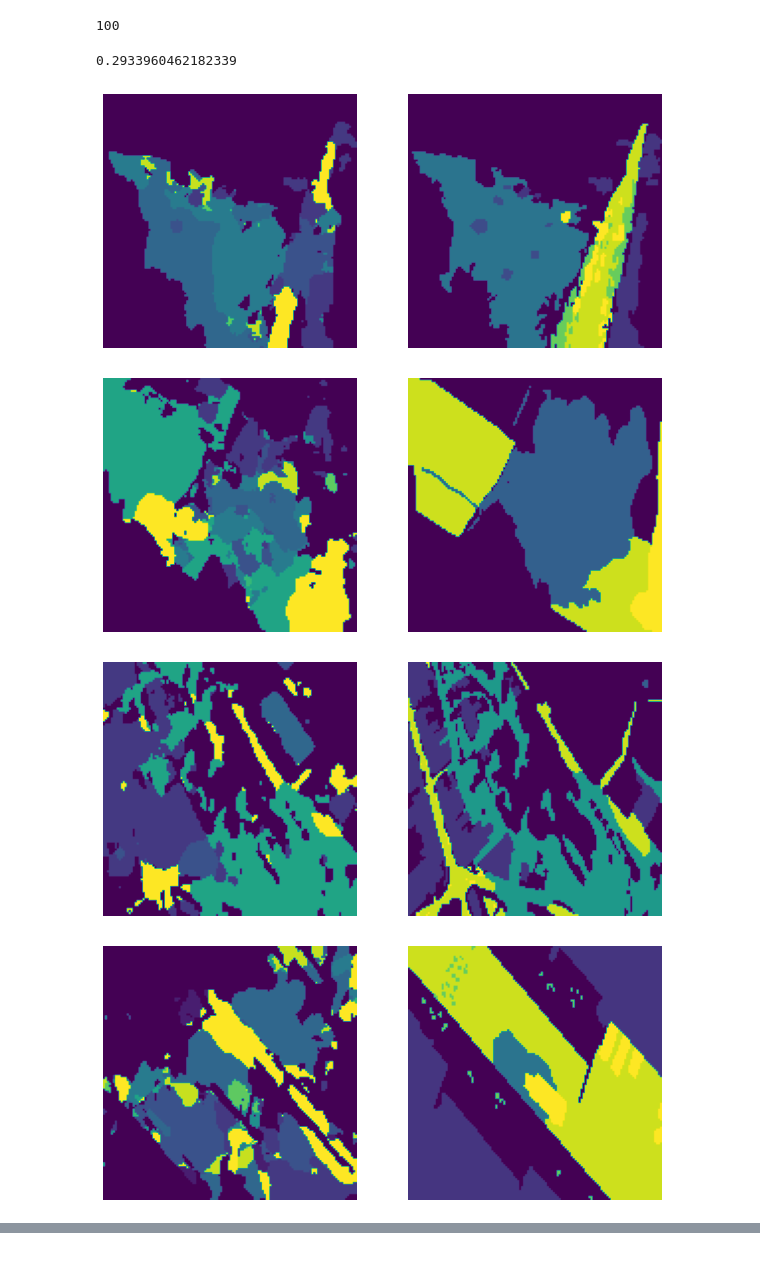
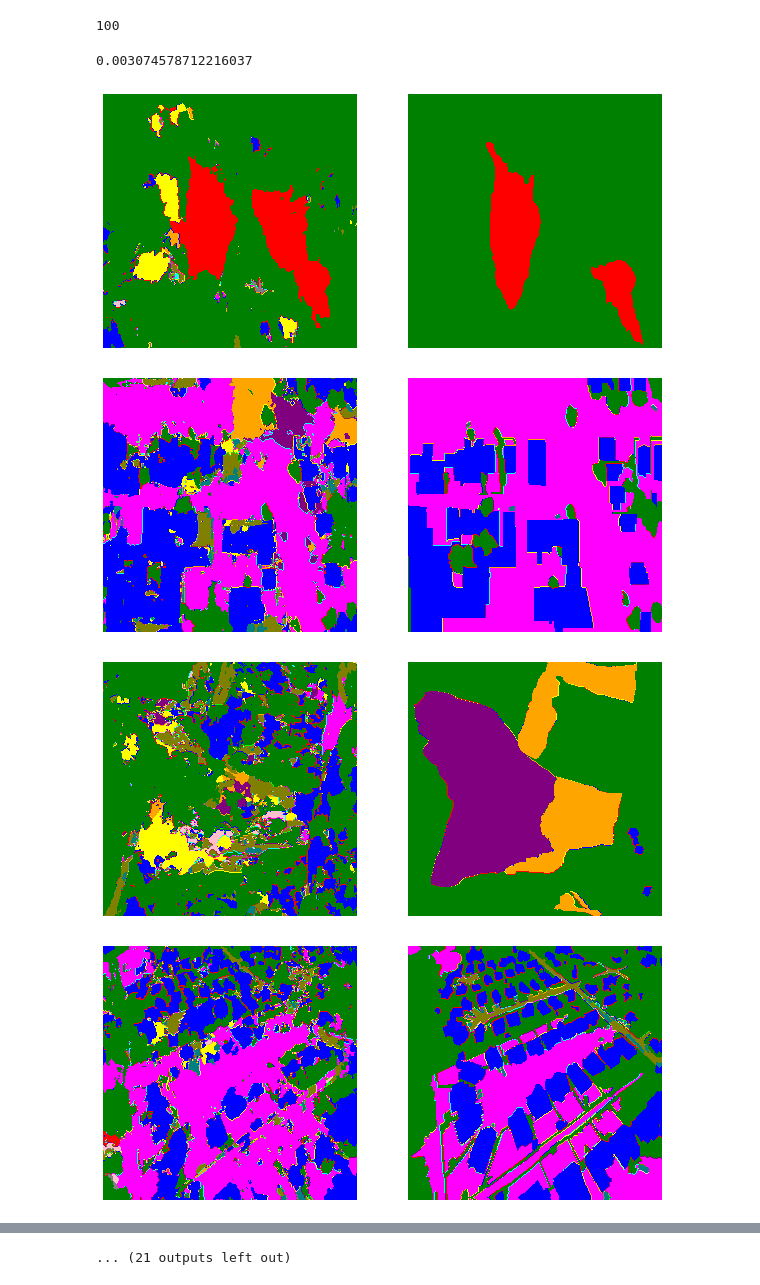
Before and after one commit to SunJacques/LPCVC-2023, a Jupyter notebook: train_test.ipynb, the cells around one changed output, grey strips where cells are left out. Cells and saved outputs as stored; diff of their text form; code cells hidden in the pictures.

```diff
--- a/train_test.ipynb
+++ b/train_test.ipynb
@@ -35,6 +35,10 @@ import cv2
 import PIL
 
 import matplotlib.pyplot as plt
+import albumentations as A
+
+IMG_WIDTH = 256
+IMG_HEIGHT = 256
 # %%
 model = UNET(in_channels=3, out_channels=14, features=[64, 128, 256, 512]).to('cuda:1')
 # %%
@@ -73,3 +75,21 @@ plt.imshow(labels)
-# %%
-accuracyTracker.update(target, labels)
-accuracyTracker.get_scores()
+# %%
+img, label = train_dataset[0]
+
+
+labels = label.reshape(1, 14, IMG_WIDTH, IMG_HEIGHT)
+labels = torch.tensor(labels).to('cuda:1')
+labels = labels.reshape((1, 14,  IMG_WIDTH, IMG_HEIGHT))
+
+labels = labels.cpu().data.max(1)[1].numpy()
+labels.astype(np.uint8)
+labels = np.squeeze(labels, axis=0)
+
+fig, axes = plt.subplots(1, 2, figsize=(10, 5))
+
+# Affichage de la première image
+axes[0].imshow(np.transpose(img, (1, 2, 0)))
+
+# Affichage de la deuxième image
+axes[1].imshow(labels)
+
+print(labels.shape)
@@ -177,7 +200,7 @@ KeyboardInterrupt:
 # %%
 torch.save(model.state_dict(), 'src/model/vanilla-lpcvc_'+str(100)+'.pth')
 # %%
-model.load_state_dict(torch.load("/home/infres/nvernier-22/project/LPCVC-2023/src/model/vanilla-lpcvc_unet_400_32.pth"))
+model.load_state_dict(torch.load("/home/infres/nvernier-22/project/LPCVC-2023/src/model/vanilla-lpcvc_unet_300_32.pth"))
 # %% [output]
 <All keys matched successfully>
 # %%
@@ -216,41 +239,46 @@ len(test_dataset)
 100
 # %%
 from sample_solution.evaluation.accuracy import AccuracyTracker
-loop = tqdm(test_loader)
+from matplotlib.colors import ListedColormap
+
+loop = tqdm(train_loader)
 
 accuracyTracker: AccuracyTracker = AccuracyTracker(n_classes=14)
 tot_m_dice = 0
 tot = 0
 with torch.no_grad():
     for batch_idx, (data, targets) in enumerate(loop):
         tot += 1
         data = data.to(device='cuda:1')
         targets = targets.to(device='cuda:1')
 
         preds = model(data)
 
         preds = preds.cpu().data.max(1)[1].numpy()
         targets = targets.cpu().data.max(1)[1].numpy()
         preds.astype(np.uint8)
         targets.astype(np.uint8)
 
-        if(batch_idx%10==0):
+        if(batch_idx%2==0):
             fig, axes = plt.subplots(1, 2, figsize=(10, 5))
+
+            colors = ['green', 'red', 'blue', 'yellow', 'orange', 'purple', 'cyan', 'magenta', 'pink', 'lime', 'brown', 'gray', 'olive', 'teal', 'navy']
+            cmap = ListedColormap(colors[:14])
             # Tracé de la première image
-            axes[0].imshow(preds[0])
+            axes[0].imshow(preds[0], cmap=cmap, vmin=0, vmax=13)
             axes[0].axis('off')
 
             # Tracé de la deuxième image
-            axes[1].imshow(targets[0])
+            axes[1].imshow(targets[0], cmap=cmap, vmin=0, vmax=13)
             axes[1].axis('off')
 
     accuracyTracker.update(targets, preds)
     tot_m_dice += accuracyTracker.get_mean_dice()
 
 print(tot_m_dice/tot)
 # %% [output]
-0.2933960462182339
+0.003074578712216037
-[figure, old version]
+[figure, new version]
-[figure, old version]
+[figure, new version]
-[figure, old version]
+[figure, new version]
-[figure, old version]
+[figure, new version]
@@ -257,0 +292 @@ print(tot_m_dice/tot)
+... (21 outputs left out)
```
Also changed, not shown: parts of 8 cells of this notebook, 4 other files.
